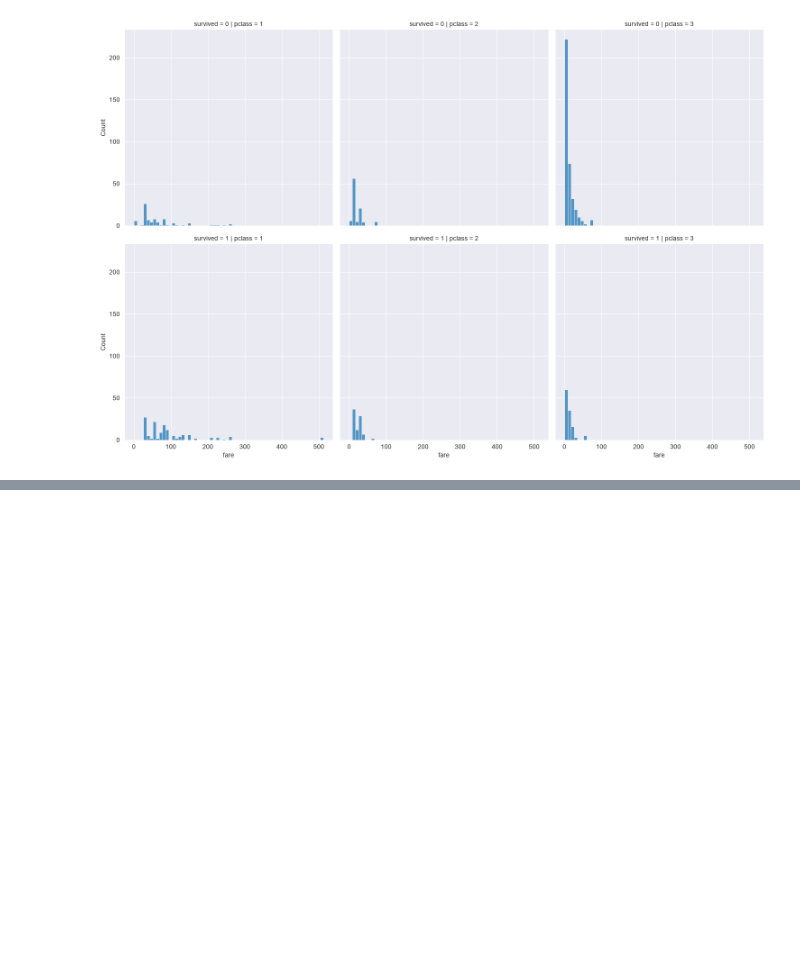
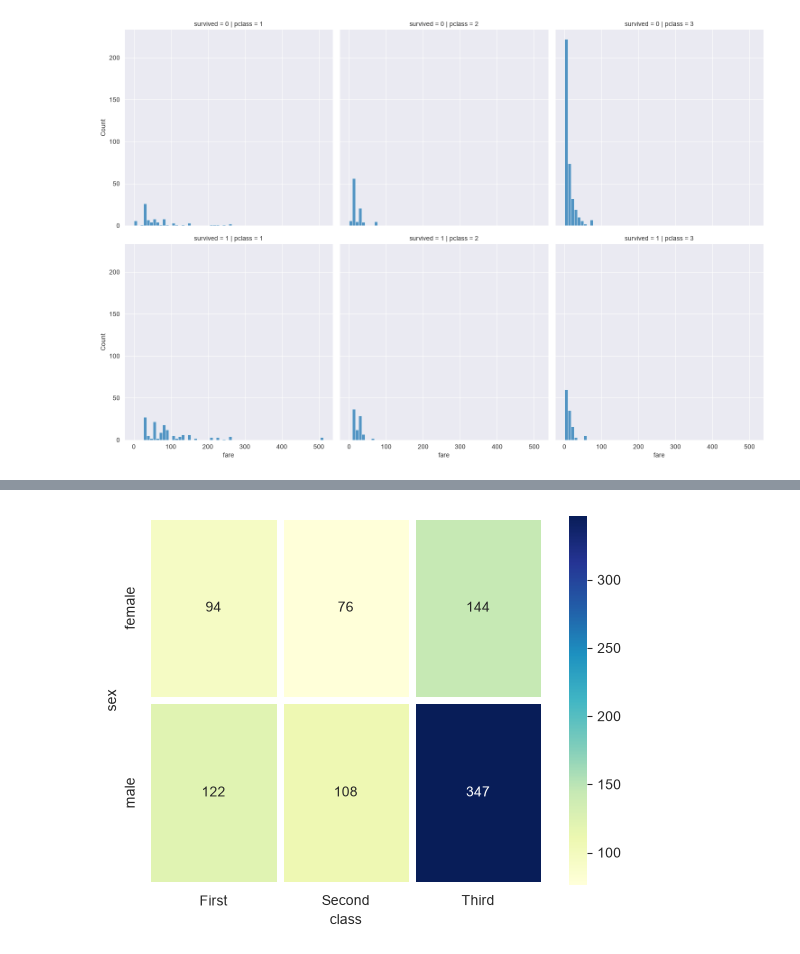
Before and after one commit to SEOWOOSANG/18_data_analytics, a Jupyter notebook: 02_seaborn.ipynb, the cells around one changed output, grey strips where cells are left out. Saved outputs shown, nothing was run; the diff lists cells and outputs as text; code cells hidden in the pictures; blank space fills up the shorter version.

```diff
--- a/02_seaborn.ipynb
+++ b/02_seaborn.ipynb
@@ -157,0 +210,12 @@ plt.show()
+# %%
+sns.heatmap(
+    table,
+    annot=True, fmt="d",
+    cmap="YlGnBu",
+    linewidth=5,
+    cbar=True
+)
+
+plt.show()
+# %% [output]
+[figure, added]
```
Also changed, not shown: parts of 4 cells of this notebook.
